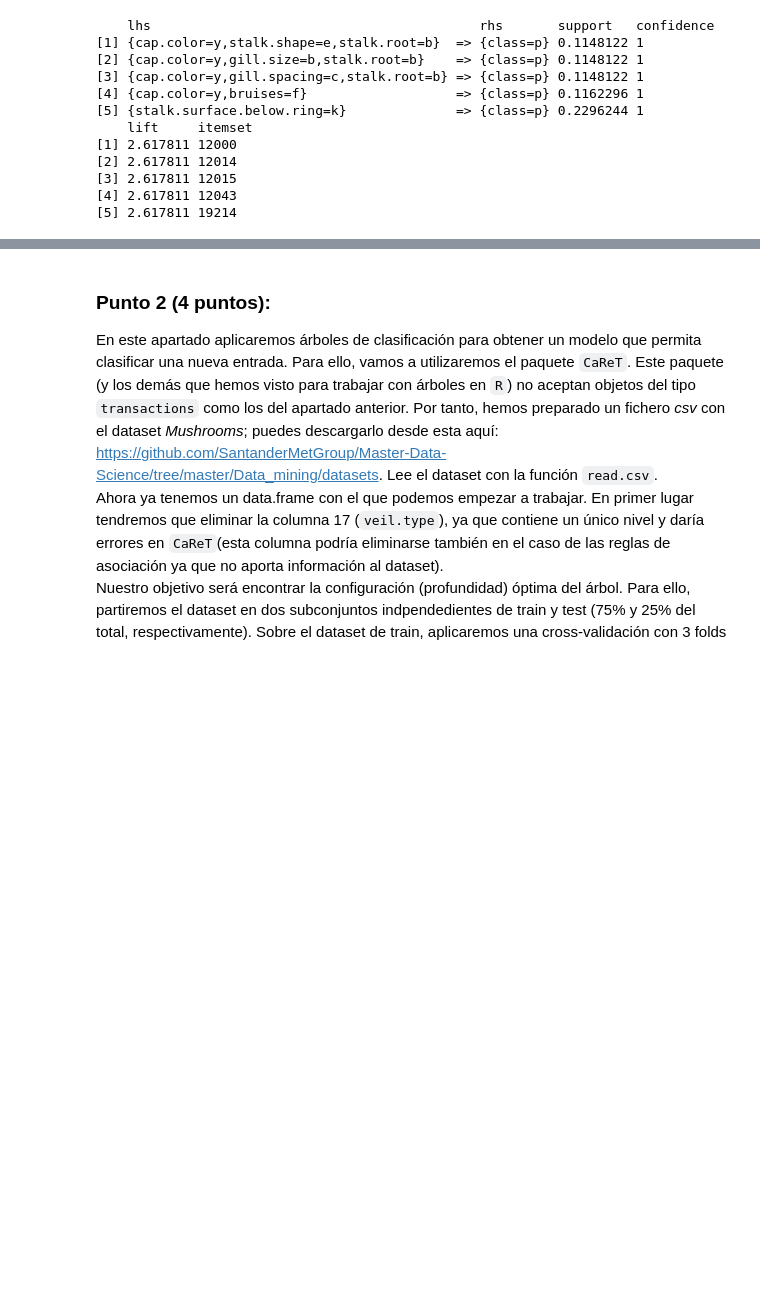
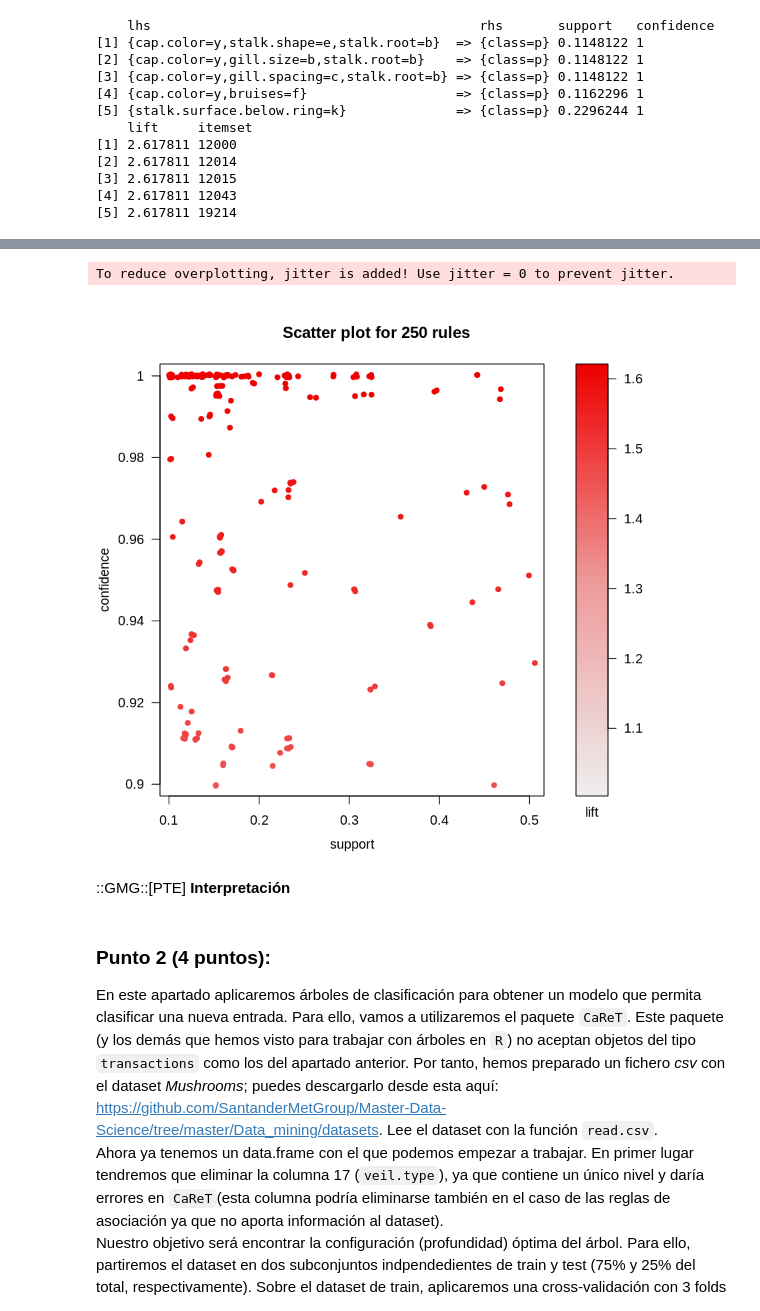
Before and after one commit to yerartdev/uc-m1966-datamining, a Jupyter notebook: d1/t1-m1966-variable-categorica.ipynb, the cells around one changed output, grey strips where cells are left out. Drawn from its saved outputs; the diff is of its cells as text; code cells hidden in the pictures; blank space fills up the shorter version.

```diff
--- a/d1/t1-m1966-variable-categorica.ipynb
+++ b/d1/t1-m1966-variable-categorica.ipynb
@@ -442,3 +471,11 @@ To reduce overplotting, jitter is added! Use jitter = 0 to prevent jitter.
+# %%
+#::GMG::Dibujamos las reglas class=p (hay que interpretarlo ...)
+plot(rules.class.edible)
+# %% [output]
+To reduce overplotting, jitter is added! Use jitter = 0 to prevent jitter.
+[figure, added]
+# %% [markdown]
+::GMG::[PTE] **Interpretación**
 # %% [markdown]
 ### Punto 2 (4 puntos):
 
```
Also changed, not shown: parts of 19 cells of this notebook.
